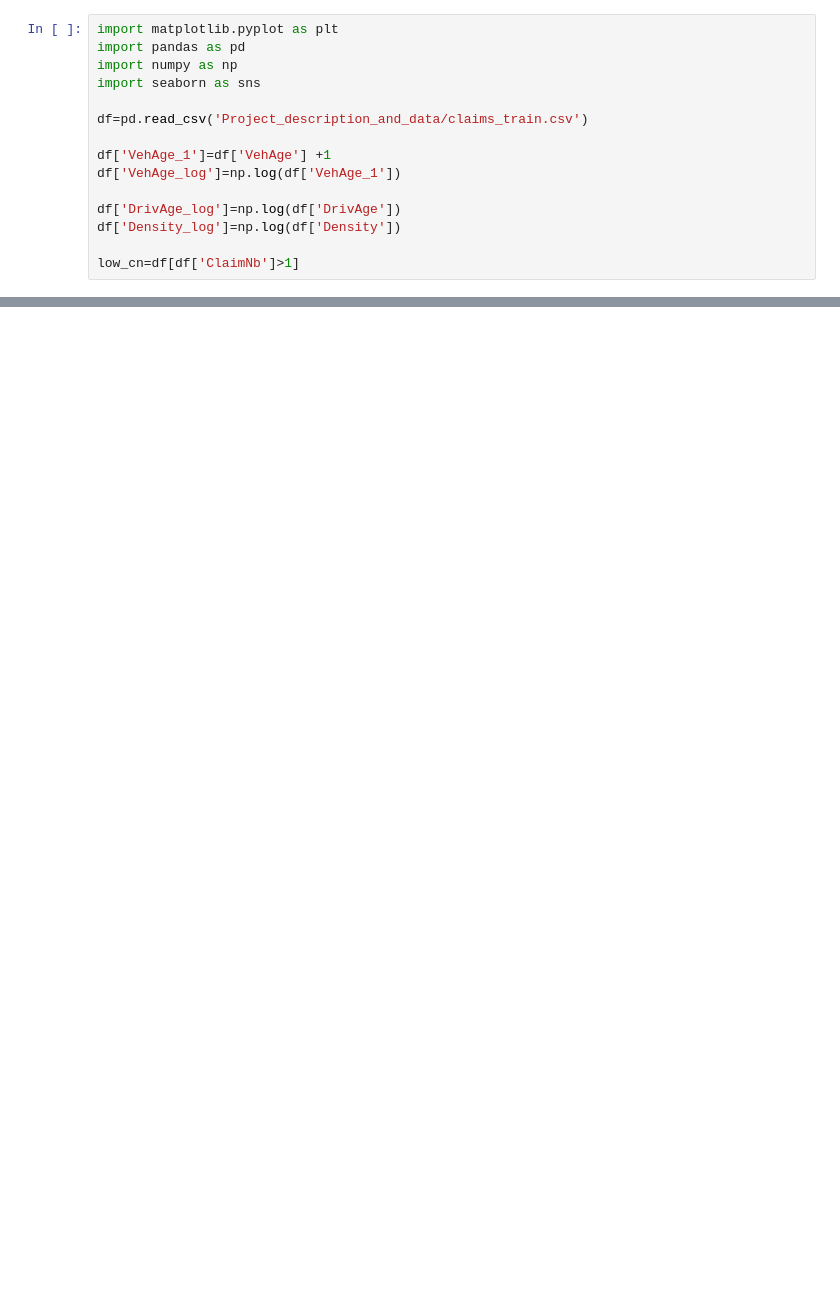
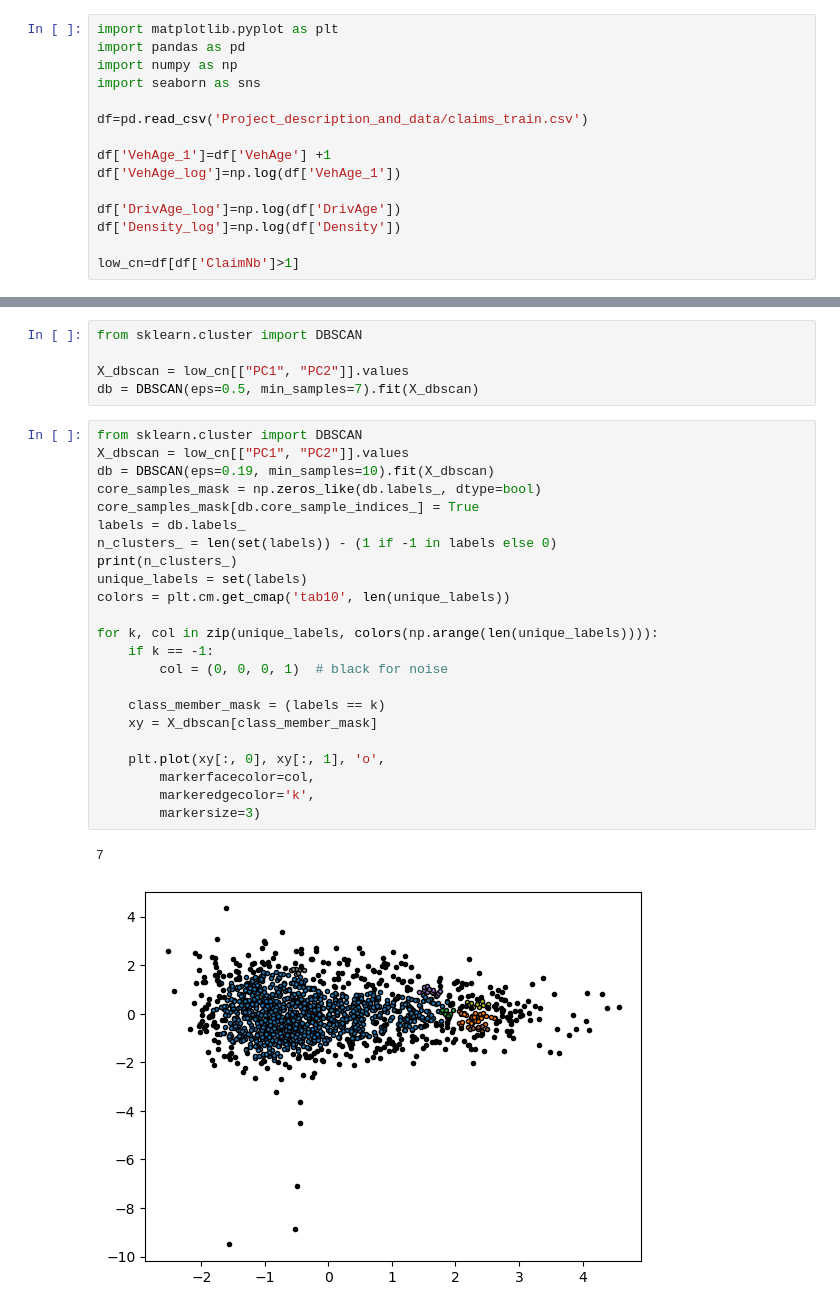
Before and after one commit to HKrtsn/ML-Project, a Jupyter notebook: clustering.ipynb, the cells around one changed output, grey strips where cells are left out. Saved outputs shown, nothing was run; the diff lists cells and outputs as text; blank space fills up the shorter version.

Commit message:
clustering

```diff
--- a/clustering.ipynb
+++ b/clustering.ipynb
@@ -65,0 +100,31 @@ plt.show()
+# %%
+from sklearn.cluster import DBSCAN
+
+X_dbscan = low_cn[["PC1", "PC2"]].values
+db = DBSCAN(eps=0.5, min_samples=7).fit(X_dbscan)
+# %%
+from sklearn.cluster import DBSCAN
+X_dbscan = low_cn[["PC1", "PC2"]].values
+db = DBSCAN(eps=0.19, min_samples=10).fit(X_dbscan)
+core_samples_mask = np.zeros_like(db.labels_, dtype=bool)
+core_samples_mask[db.core_sample_indices_] = True
+labels = db.labels_
+n_clusters_ = len(set(labels)) - (1 if -1 in labels else 0)
+print(n_clusters_)
+unique_labels = set(labels)
+colors = plt.cm.get_cmap('tab10', len(unique_labels))
+
+for k, col in zip(unique_labels, colors(np.arange(len(unique_labels)))):
+    if k == -1:
+        col = (0, 0, 0, 1)  # black for noise
+
+    class_member_mask = (labels == k)
+    xy = X_dbscan[class_member_mask]
+
+    plt.plot(xy[:, 0], xy[:, 1], 'o',
+        markerfacecolor=col,
+        markeredgecolor='k',
+        markersize=3)
+# %% [output]
+7
+[figure, added]
```
Also changed, not shown: parts of 9 cells of this notebook.
